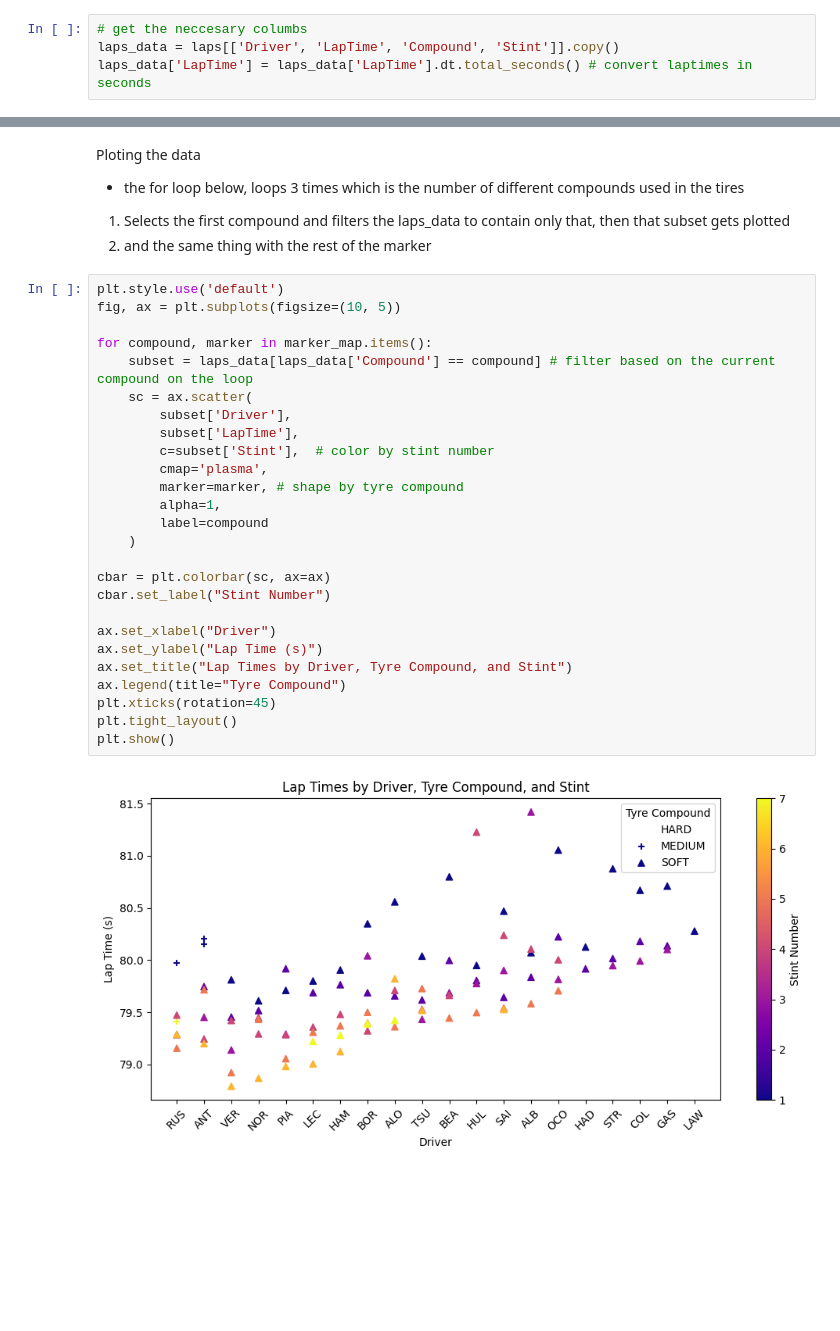
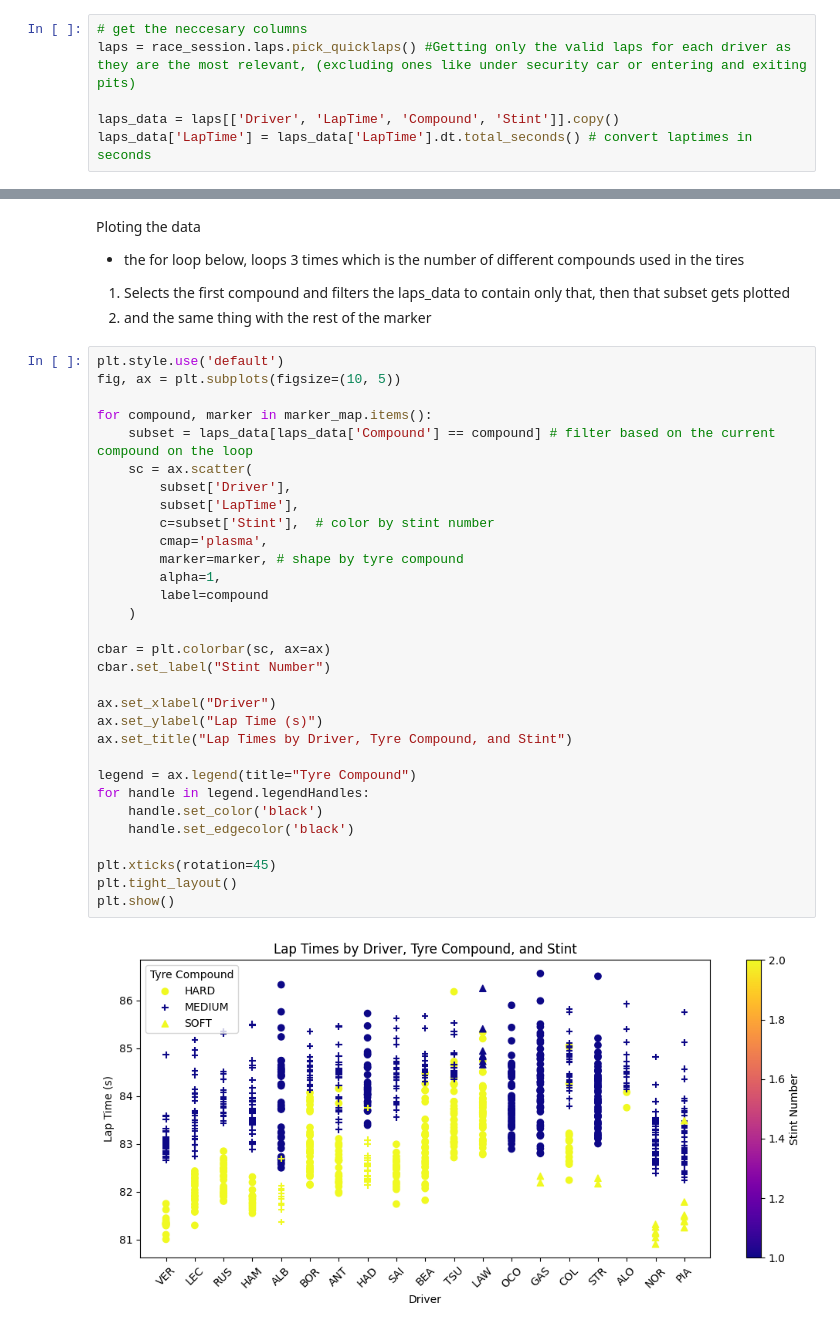
Before and after one commit to An-d1/Formula1Analysis, a Jupyter notebook: notebooks/monza_race_analysis.ipynb, the cells around one changed output, grey strips where cells are left out. Saved outputs shown, nothing was run; the diff lists cells and outputs as text; blank space fills up the shorter version.

Commit message:
fixed bug with tyre analysis, separated on its own

```diff
--- a/notebooks/monza_race_analysis.ipynb
+++ b/notebooks/monza_race_analysis.ipynb
@@ -228,5 +227,7 @@ core           INFO     Finished loading data for 20 drivers: ['1', '4', '81', '
 # %%
-# get the neccesary columbs
+# get the neccesary columns
+laps = race_session.laps.pick_quicklaps() #Getting only the valid laps for each driver as they are the most relevant, (excluding ones like under security car or entering and exiting pits)
+
 laps_data = laps[['Driver', 'LapTime', 'Compound', 'Stint']].copy()
 laps_data['LapTime'] = laps_data['LapTime'].dt.total_seconds() # convert laptimes in seconds
 # %% [markdown]
@@ -243,28 +244,33 @@ Ploting the data
 # %%
 plt.style.use('default')
 fig, ax = plt.subplots(figsize=(10, 5))
 
 for compound, marker in marker_map.items():
     subset = laps_data[laps_data['Compound'] == compound] # filter based on the current compound on the loop
     sc = ax.scatter(
         subset['Driver'],
         subset['LapTime'],
         c=subset['Stint'],  # color by stint number
         cmap='plasma',
         marker=marker, # shape by tyre compound
         alpha=1,
         label=compound
     )
 
 cbar = plt.colorbar(sc, ax=ax)
 cbar.set_label("Stint Number")
 
 ax.set_xlabel("Driver")
 ax.set_ylabel("Lap Time (s)")
 ax.set_title("Lap Times by Driver, Tyre Compound, and Stint")
-ax.legend(title="Tyre Compound")
+
+legend = ax.legend(title="Tyre Compound")
+for handle in legend.legendHandles:
+    handle.set_color('black')
+    handle.set_edgecolor('black')
+
 plt.xticks(rotation=45)
 plt.tight_layout()
 plt.show()
 # %% [output]
-[figure, old version]
+[figure, new version]
```
Also changed, not shown: parts of 2 cells of this notebook, 4 other files.
